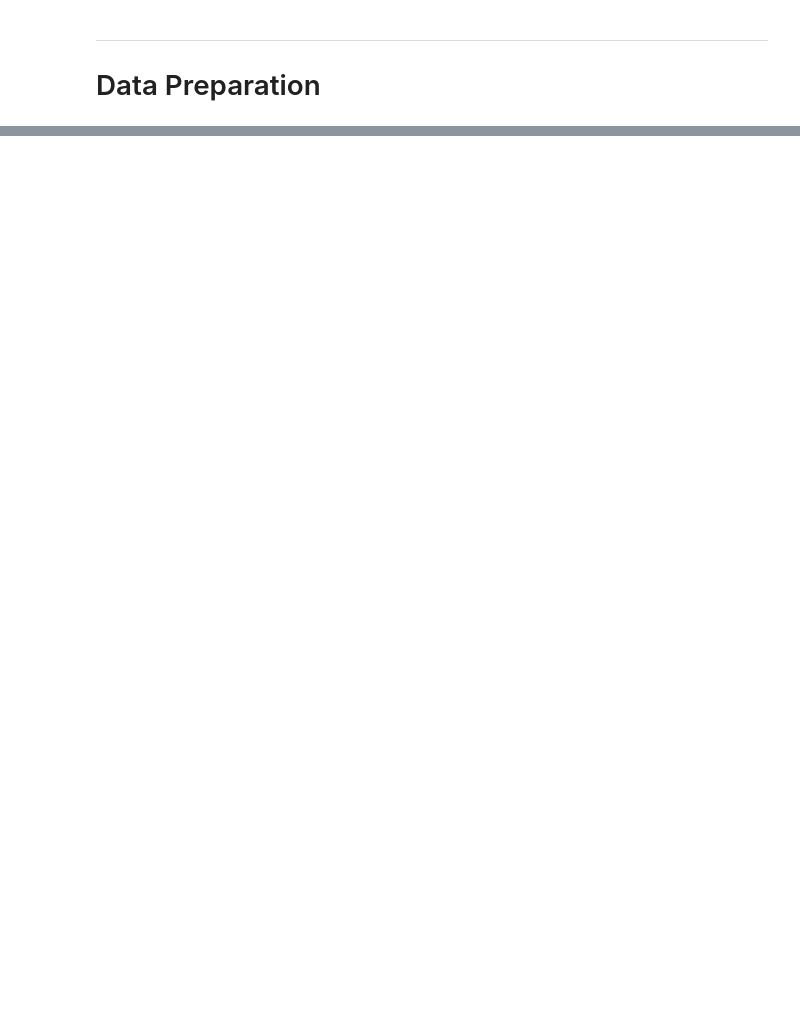
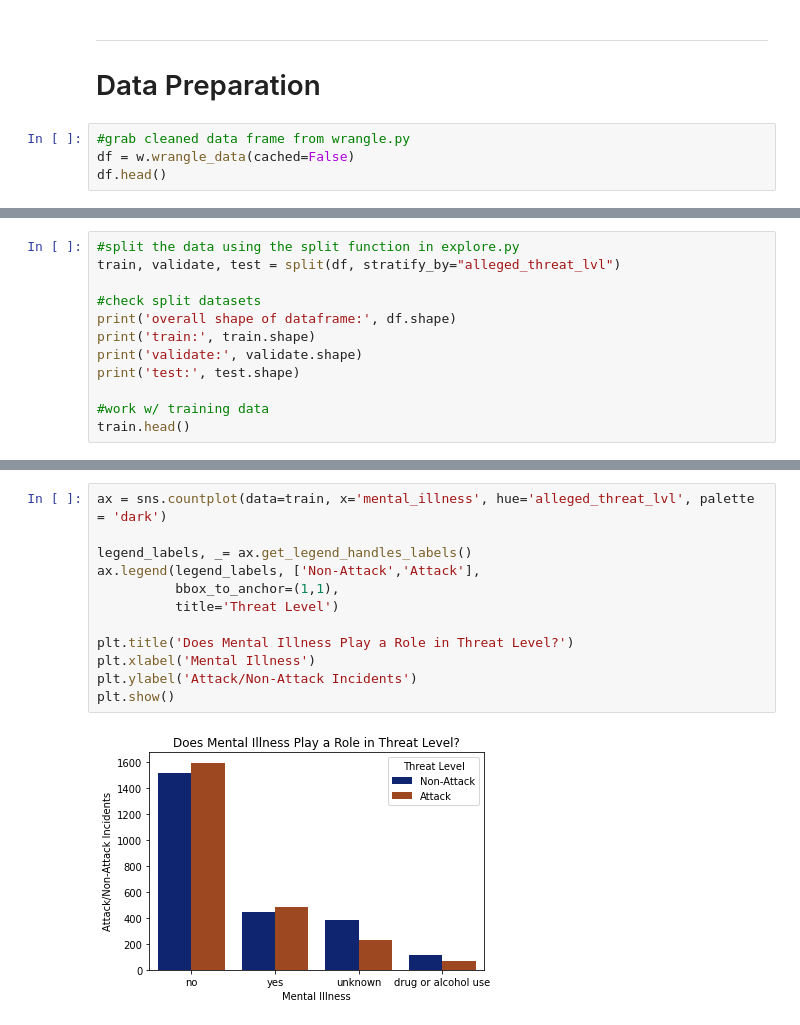
Before and after one commit to MG-Squared/americas_blues, a Jupyter notebook: working_outline.ipynb, the cells around one changed output, grey strips where cells are left out. Cells and saved outputs as stored; diff of their text form; blank space fills up the shorter version.

```diff
--- a/working_outline.ipynb
+++ b/working_outline.ipynb
@@ -224,3 +234,7 @@ for column in df.columns:
 # %% [markdown]
 ***
 # Data Preparation
+# %%
+#grab cleaned data frame from wrangle.py
+df = w.wrangle_data(cached=False)
+df.head()
@@ -226,0 +297,12 @@ for column in df.columns:
+# %%
+#split the data using the split function in explore.py
+train, validate, test = split(df, stratify_by="alleged_threat_lvl")
+
+#check split datasets
+print('overall shape of dataframe:', df.shape)
+print('train:', train.shape)
+print('validate:', validate.shape)
+print('test:', test.shape)
+
+#work w/ training data
+train.head()
@@ -226,0 +321,14 @@ for column in df.columns:
+# %%
+ax = sns.countplot(data=train, x='mental_illness', hue='alleged_threat_lvl', palette = 'dark')
+
+legend_labels, _= ax.get_legend_handles_labels()
+ax.legend(legend_labels, ['Non-Attack','Attack'],
+          bbox_to_anchor=(1,1),
+          title='Threat Level')
+
+plt.title('Does Mental Illness Play a Role in Threat Level?')
+plt.xlabel('Mental Illness')
+plt.ylabel('Attack/Non-Attack Incidents')
+plt.show()
+# %% [output]
+[figure, added]
```
Also changed, not shown: parts of 44 cells of this notebook.
